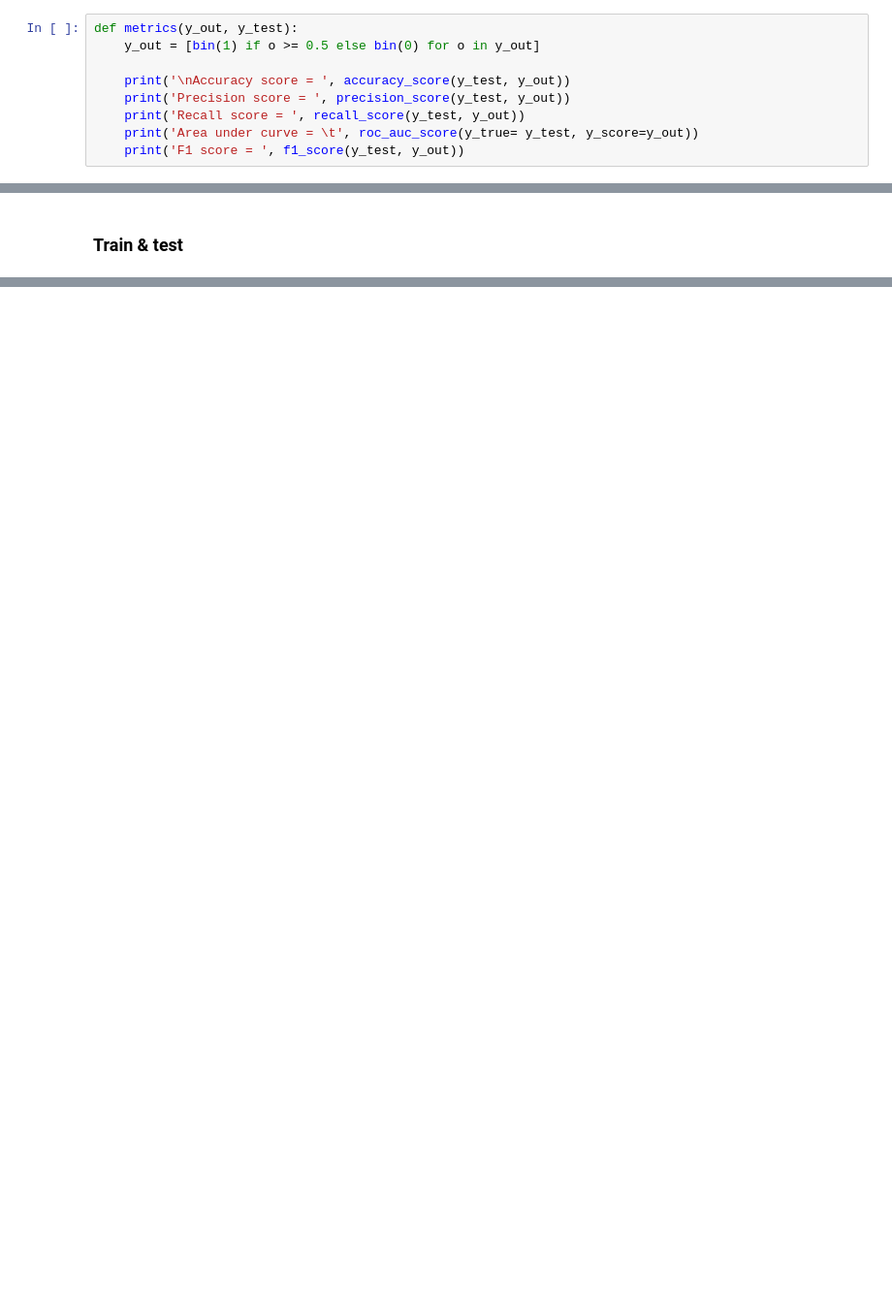
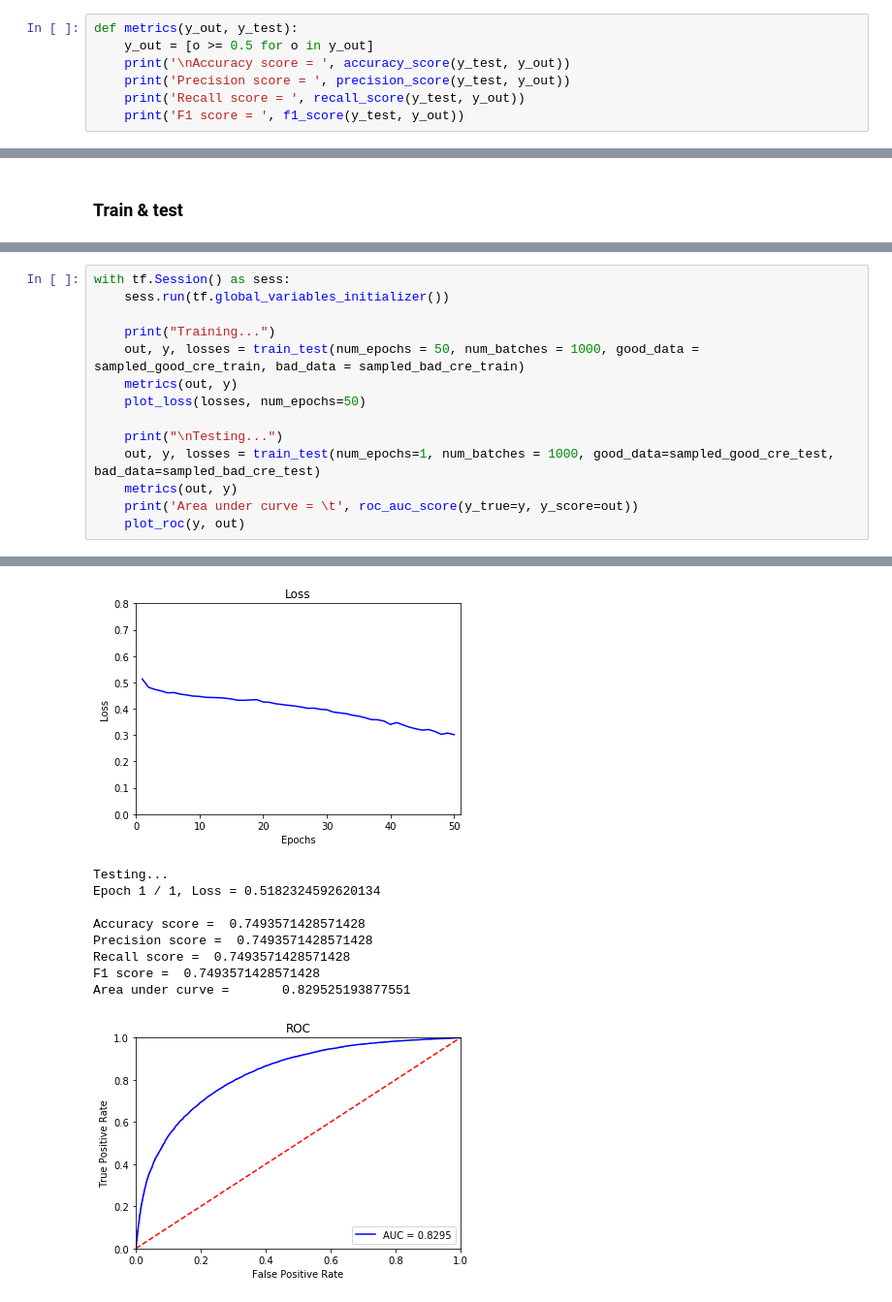
Before and after one commit to KarmelaLjubicic/st-peter, a Jupyter notebook: Izmijenjeno.ipynb, the cells around one changed output, grey strips where cells are left out. Shown: that part at 97% size. Saved outputs shown, nothing was run; the diff lists cells and outputs as text; blank space fills up the shorter version.

```diff
--- a/Izmijenjeno.ipynb
+++ b/Izmijenjeno.ipynb
@@ -171,9 +210,7 @@ def small_network(input_placeholder):
 # %%
 def metrics(y_out, y_test):
-    y_out = [bin(1) if o >= 0.5 else bin(0) for o in y_out]
-
+    y_out = [o >= 0.5 for o in y_out]
     print('\nAccuracy score = ', accuracy_score(y_test, y_out))
     print('Precision score = ', precision_score(y_test, y_out))
     print('Recall score = ', recall_score(y_test, y_out))
-    print('Area under curve = \t', roc_auc_score(y_true= y_test, y_score=y_out))
     print('F1 score = ', f1_score(y_test, y_out))
@@ -288,0 +324,15 @@ Epoch 20 / 20, Loss = 0.001103634251641077
+# %%
+with tf.Session() as sess:
+    sess.run(tf.global_variables_initializer())
+
+    print("Training...")
+    out, y, losses = train_test(num_epochs = 50, num_batches = 1000, good_data = sampled_good_cre_train, bad_data = sampled_bad_cre_train)
+    metrics(out, y)
+    plot_loss(losses, num_epochs=50)
+
+    print("\nTesting...")
+    out, y, losses = train_test(num_epochs=1, num_batches = 1000, good_data=sampled_good_cre_test, bad_data=sampled_bad_cre_test)
+    metrics(out, y)
+    print('Area under curve = \t', roc_auc_score(y_true=y, y_score=out))
+    plot_roc(y, out)
+# %% [output]
@@ -288,0 +356,10 @@ Epoch 20 / 20, Loss = 0.001103634251641077
+[figure, added]
+Testing...
+Epoch 1 / 1, Loss = 0.5182324592620134
+
+Accuracy score =  0.7493571428571428
+Precision score =  0.7493571428571428
+Recall score =  0.7493571428571428
+F1 score =  0.7493571428571428
+Area under curve =       0.829525193877551
+[figure, added]
```
Also changed, not shown: parts of 25 cells of this notebook.
